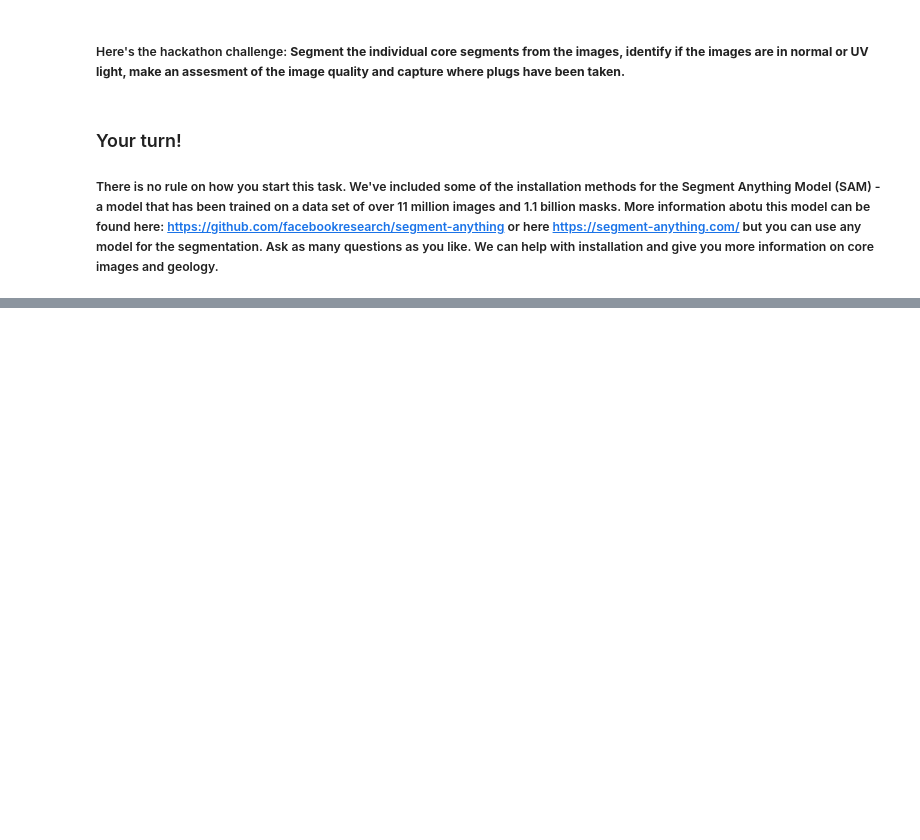
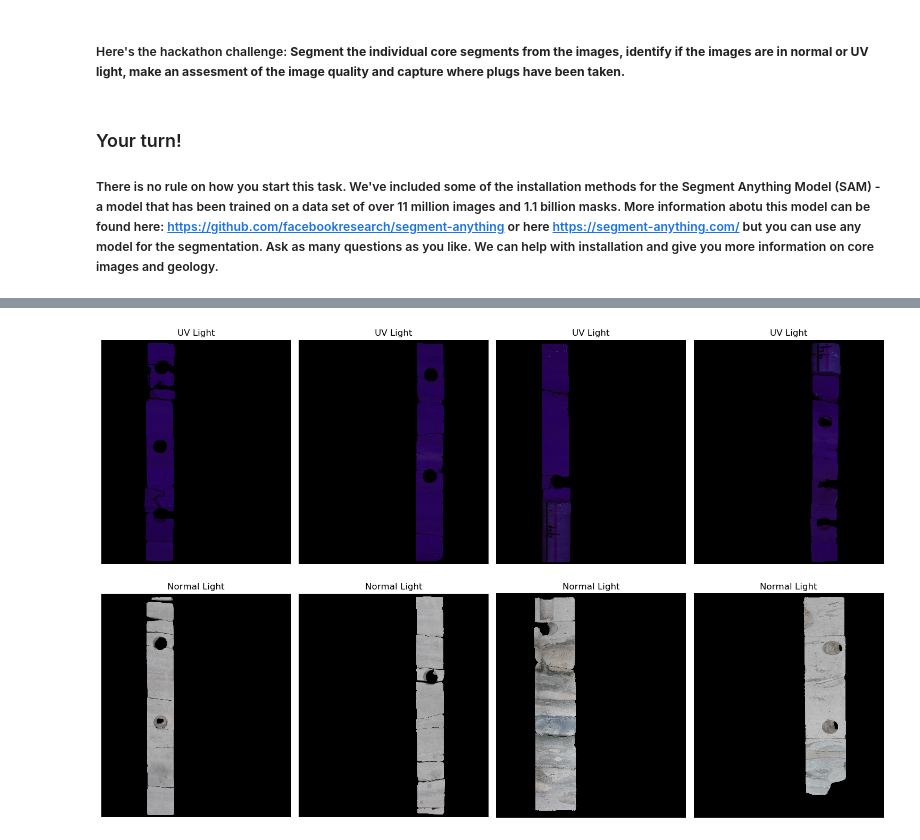
Before and after one commit to acse-hy23/CGG-Hackathon, a Jupyter notebook: hackathon_q2.ipynb, the cells around one changed output, grey strips where cells are left out. Cells and saved outputs as stored; diff of their text form; code cells hidden in the pictures; blank space fills up the shorter version.

```diff
--- a/hackathon_q2.ipynb
+++ b/hackathon_q2.ipynb
@@ -197,0 +314,34 @@ Light Type: Normal Light
+# %%
+import matplotlib.pyplot as plt
+
+# display the images with their light types
+def display_images_with_labels(image_paths):
+    num_images = len(image_paths)
+    num_cols = 4
+    num_rows = num_images // num_cols if num_images % num_cols == 0 else num_images // num_cols + 1
+
+    fig, axs = plt.subplots(num_rows, num_cols, figsize=(15, 10))
+
+    for i, image_path in enumerate(image_paths):
+        row = i // num_cols
+        col = i % num_cols
+
+        image = cv2.imread(image_path)
+        image_rgb = cv2.cvtColor(image, cv2.COLOR_BGR2RGB)
+
+        light_type = identify_light_type(image_path)
+
+        axs[row, col].imshow(image_rgb)
+        axs[row, col].set_title(light_type)
+        axs[row, col].axis('off')  # 关闭坐标轴
+
+    if num_images % num_cols != 0:
+        for col in range(num_images % num_cols, num_cols):
+            axs[num_rows - 1, col].axis('off')
+
+    plt.tight_layout()
+    plt.show()
+
+display_images_with_labels(image_paths)
+# %% [output]
+[figure, added]
```
Also changed, not shown: parts of 22 cells of this notebook, 5 other files.
